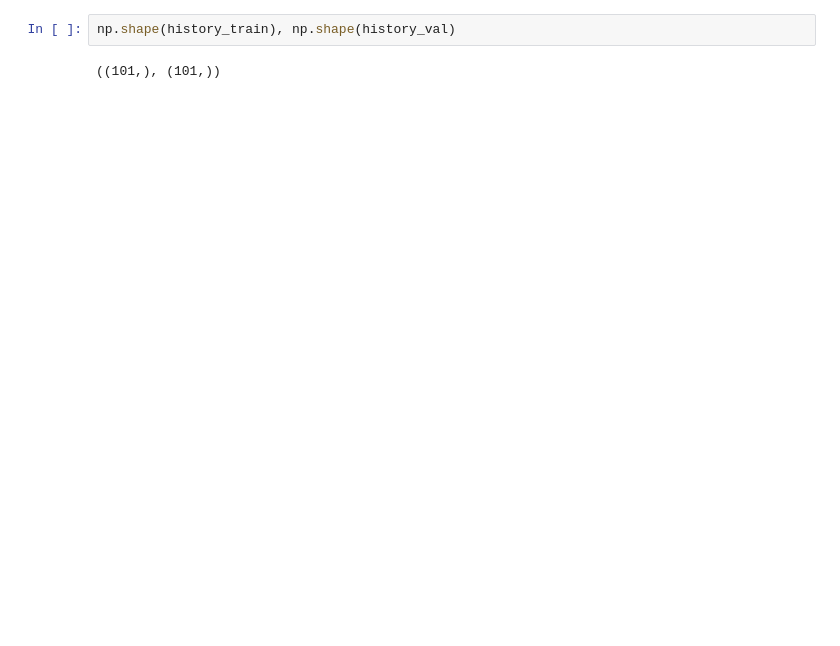
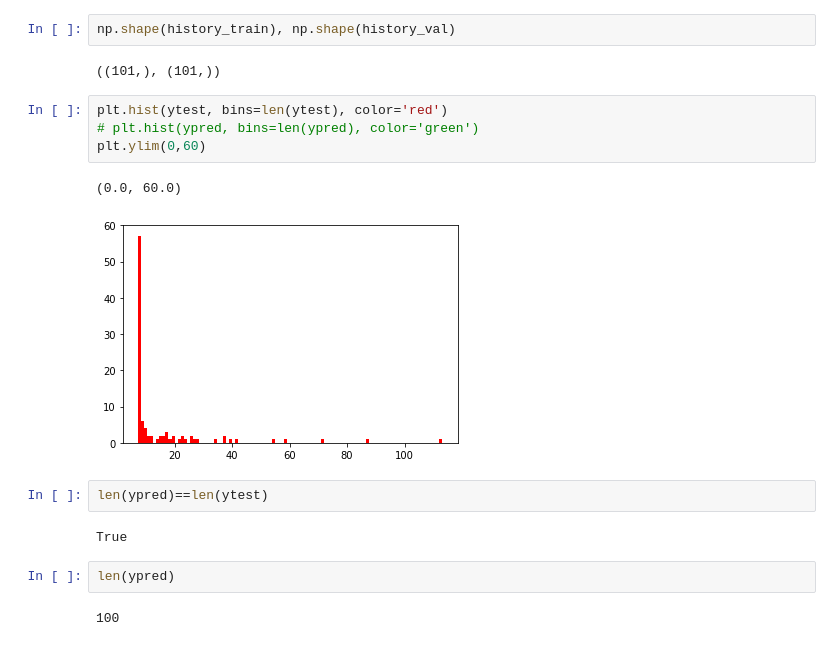
Before and after one commit to igomezv/neuralike, a Jupyter notebook: test_likelihood.ipynb, the cells around one changed output. Saved outputs shown, nothing was run; the diff lists cells and outputs as text; blank space fills up the shorter version.

```diff
--- a/test_likelihood.ipynb
+++ b/test_likelihood.ipynb
@@ -245,3 +234,18 @@ plt.legend()
 np.shape(history_train), np.shape(history_val)
 # %% [output]
 ((101,), (101,))
+# %%
+plt.hist(ytest, bins=len(ytest), color='red')
+# plt.hist(ypred, bins=len(ypred), color='green')
+plt.ylim(0,60)
+# %% [output]
+(0.0, 60.0)
+[figure, added]
+# %%
+len(ypred)==len(ytest)
+# %% [output]
+True
+# %%
+len(ypred)
+# %% [output]
+100
```
Also changed, not shown: parts of 5 cells of this notebook.
